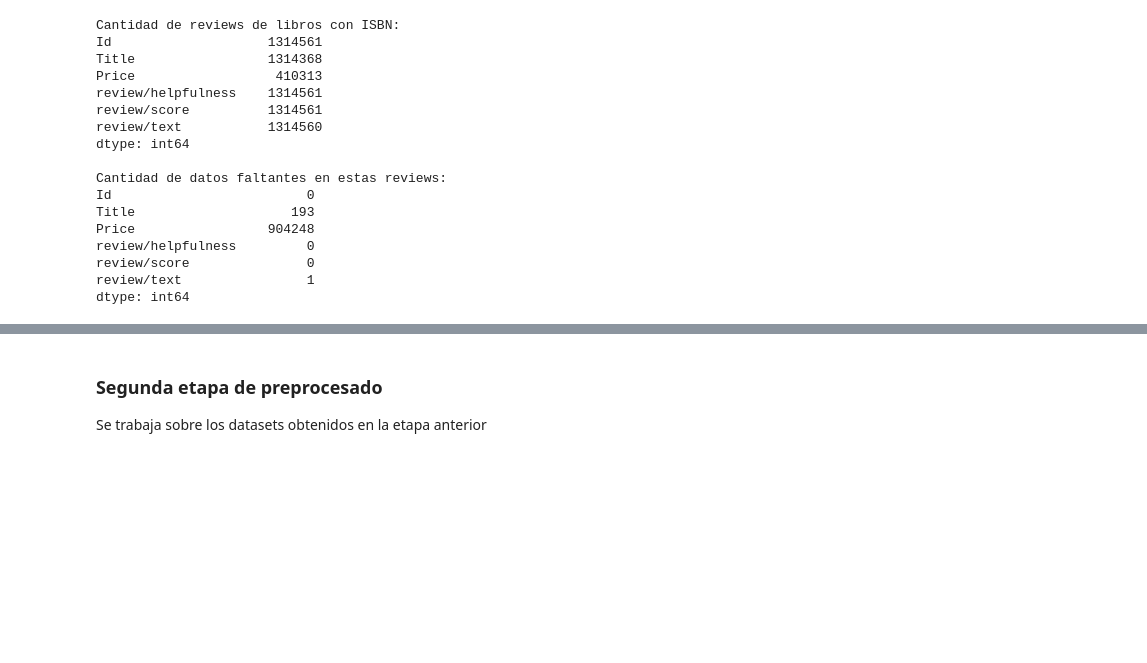
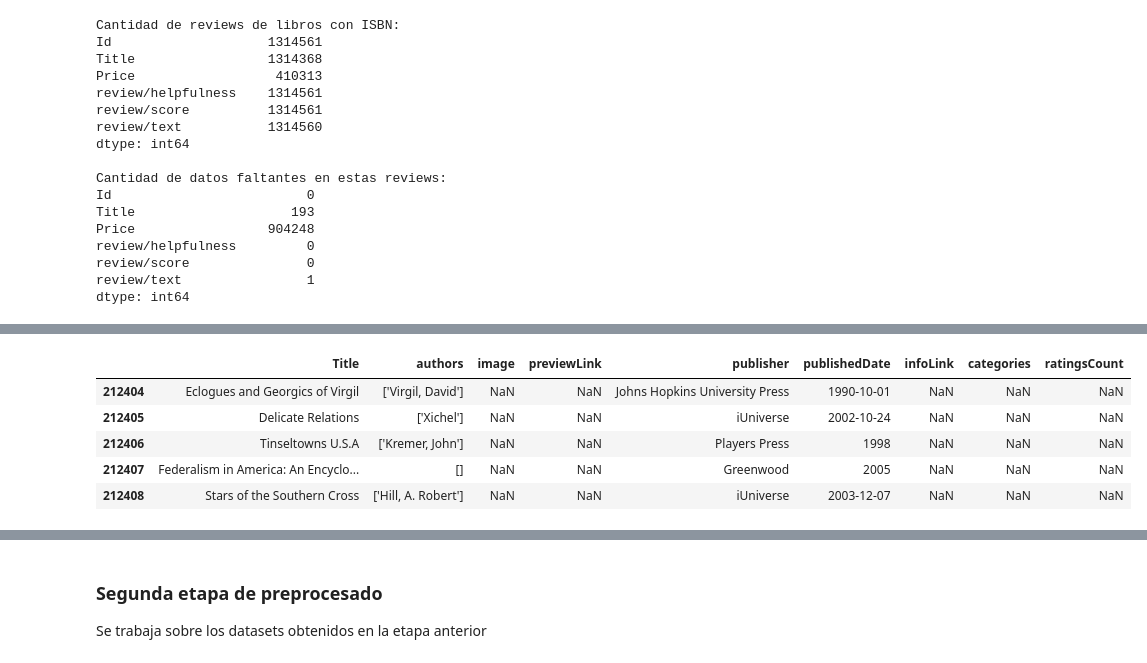
Before and after one commit to EmmaGalizio/Data-Science-Ammazon-Books-Reviews, a Jupyter notebook: TPI.ipynb, the cells around one changed output, grey strips where cells are left out. Saved outputs shown, nothing was run; the diff lists cells and outputs as text; code cells hidden in the pictures; blank space fills up the shorter version.

```diff
--- a/TPI.ipynb
+++ b/TPI.ipynb
@@ -32,8 +32,8 @@ import pandas as pd
 import numpy as np
 from fuzzy_match import algorithims
 # %%
-#books_df = pd.read_csv('books_data.csv', nrows=1)
-columns_books = ['Title', 'description', 'authors', 'image', 'previewLink', 'publisher', 'publishedDate', 'infoLink',
+# carga de df_books
+columns_books = ['Title', 'authors', 'image', 'previewLink', 'publisher', 'publishedDate', 'infoLink',
                'categories', 'ratingsCount']
 
 columns_reviews = ['Id', 'Title', 'Price', 'review/helpfulness', 'review/score', 'review/text']
@@ -356 +443,11 @@ dtype: int64
+# %%
+# revisamos
+df_books.tail(5)
+# %% [output]
+|  | Title | authors | image | previewLink | publisher | publishedDate | infoLink | categories | ratingsCount |
+| 212404 | Eclogues and Georgics of Virgil | ['Virgil, David'] | NaN | NaN | Johns Hopkins University Press | 1990-10-01 | NaN | NaN | NaN |
+| 212405 | Delicate Relations | ['Xichel'] | NaN | NaN | iUniverse | 2002-10-24 | NaN | NaN | NaN |
+| 212406 | Tinseltowns U.S.A | ['Kremer, John'] | NaN | NaN | Players Press | 1998 | NaN | NaN | NaN |
+| 212407 | Federalism in America: An Encyclo... | [] | NaN | NaN | Greenwood | 2005 | NaN | NaN | NaN |
+| 212408 | Stars of the Southern Cross | ['Hill, A. Robert'] | NaN | NaN | iUniverse | 2003-12-07 | NaN | NaN | NaN |
 # %%
```
Also changed, not shown: parts of 38 cells of this notebook.
